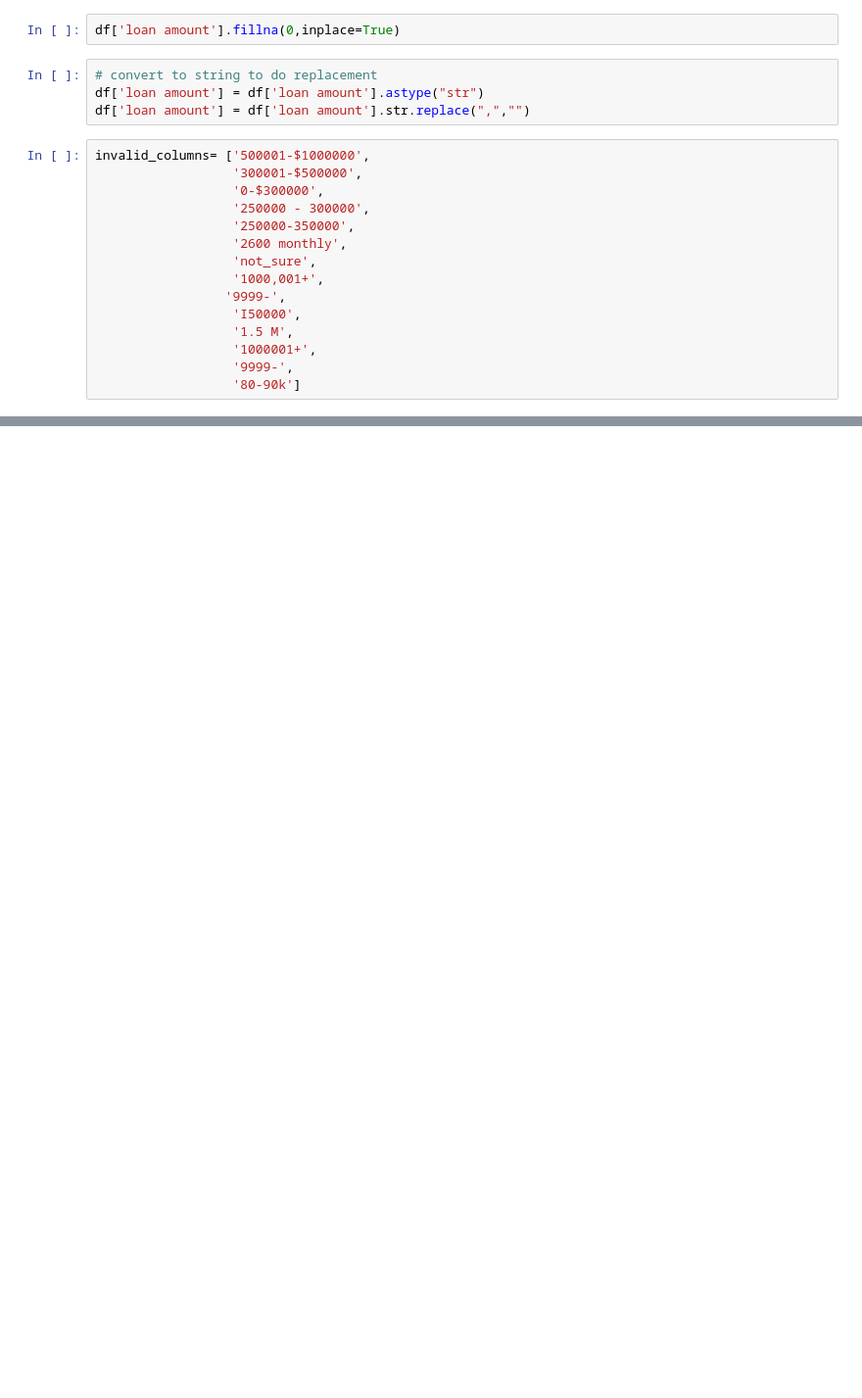
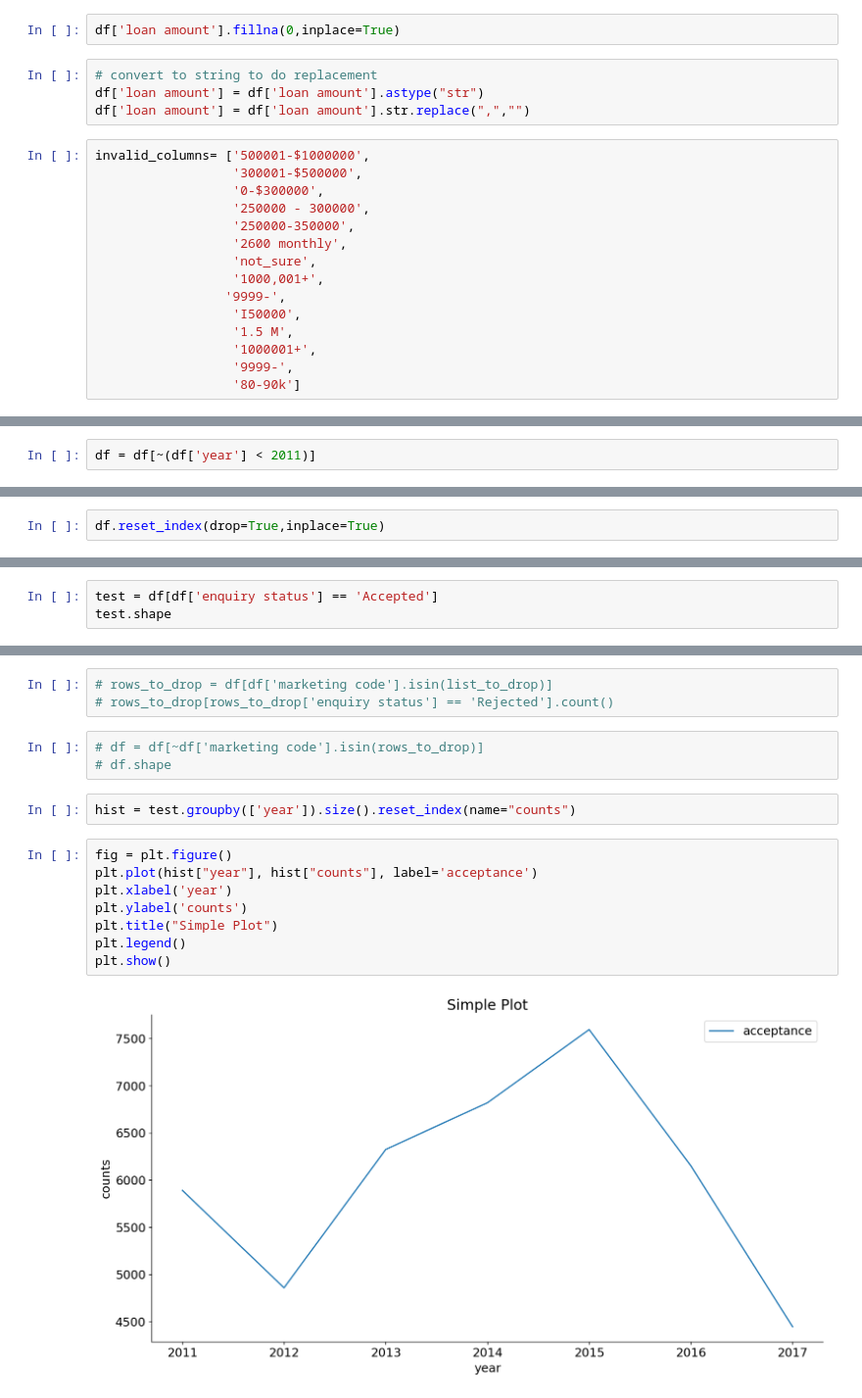
Before and after one commit to MagicMike90/customer-interest, a Jupyter notebook: clean_data.ipynb, the cells around one changed output, grey strips where cells are left out. Shown at 98% size. Cells and saved outputs as stored; diff of their text form; blank space fills up the shorter version.

```diff
--- a/clean_data.ipynb
+++ b/clean_data.ipynb
@@ -137,0 +173,2 @@ ValueError: invalid literal for int() with base 10: '6110r'
+# %%
+df = df[~(df['year'] < 2011)]
@@ -137,0 +195,2 @@ ValueError: invalid literal for int() with base 10: '6110r'
+# %%
+df.reset_index(drop=True,inplace=True)
@@ -137,0 +202,3 @@ ValueError: invalid literal for int() with base 10: '6110r'
+# %%
+test = df[df['enquiry status'] == 'Accepted']
+test.shape
@@ -137,0 +239,18 @@ ValueError: invalid literal for int() with base 10: '6110r'
+# %%
+# rows_to_drop = df[df['marketing code'].isin(list_to_drop)]
+# rows_to_drop[rows_to_drop['enquiry status'] == 'Rejected'].count()
+# %%
+# df = df[~df['marketing code'].isin(rows_to_drop)]
+# df.shape
+# %%
+hist = test.groupby(['year']).size().reset_index(name="counts")
+# %%
+fig = plt.figure()
+plt.plot(hist["year"], hist["counts"], label='acceptance')
+plt.xlabel('year')
+plt.ylabel('counts')
+plt.title("Simple Plot")
+plt.legend()
+plt.show()
+# %% [output]
+[figure, added]
```
Also changed, not shown: parts of 24 cells of this notebook, 1 other file.
